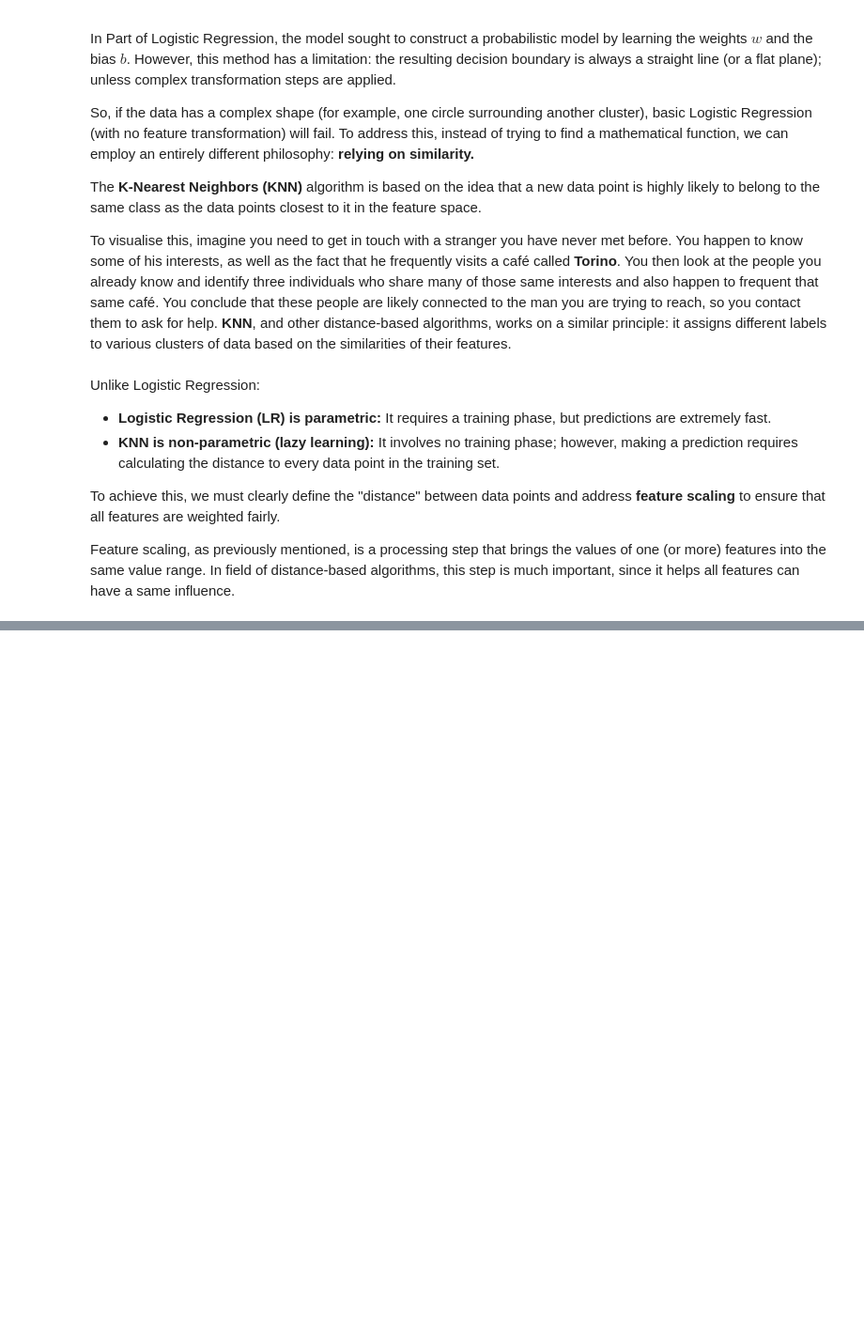
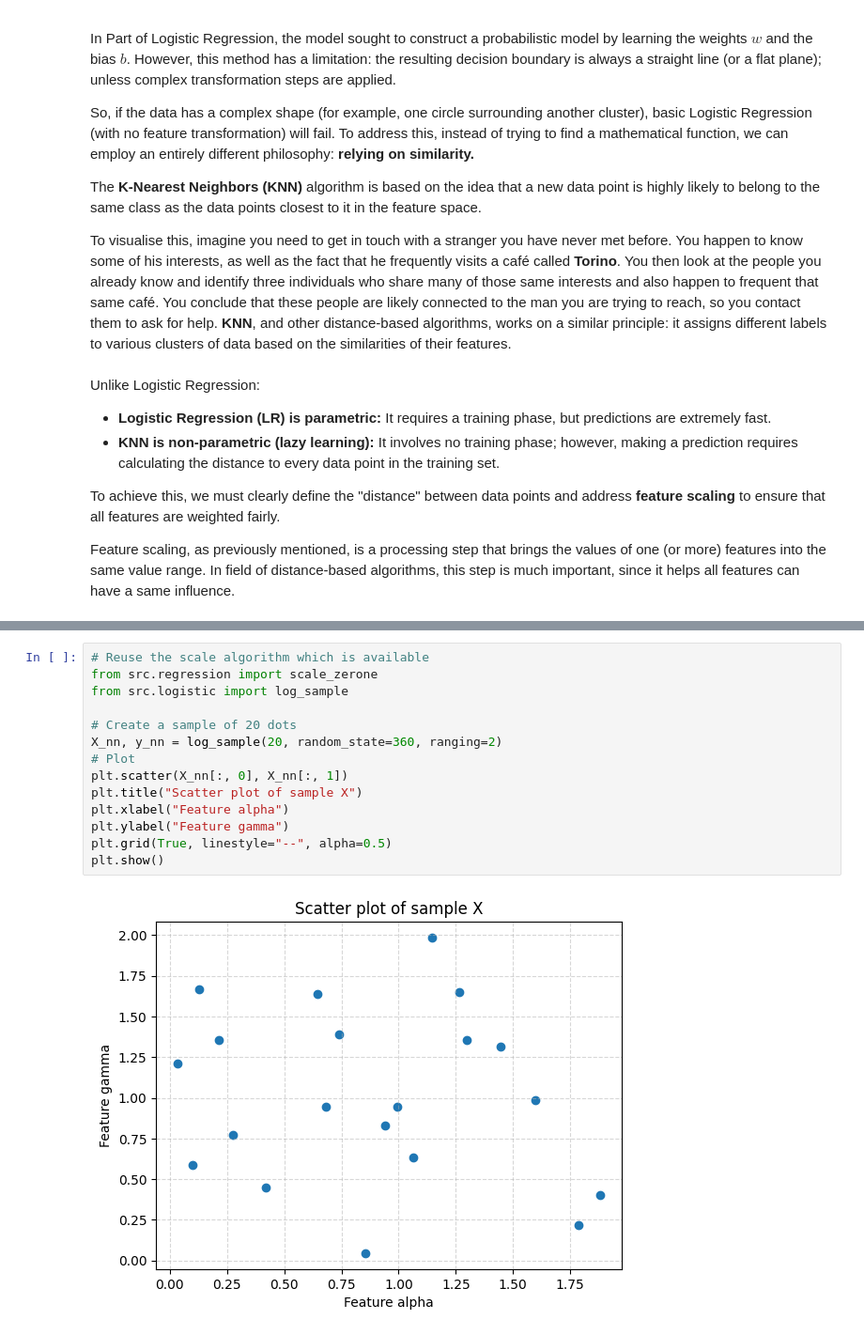
Before and after one commit to vennfungus/basic-ml, a Jupyter notebook: classification.ipynb, the cells around one changed output, grey strips where cells are left out. Shown at 94% size. Drawn from its saved outputs; the diff is of its cells as text; blank space fills up the shorter version.

Commit message:
Add KNN visualisation

```diff
--- a/classification.ipynb
+++ b/classification.ipynb
@@ -263,0 +258,16 @@ ImportError: cannot import name 'log_sample' from 'src.logistic' (d:\VennJr\how-
+# %%
+# Reuse the scale algorithm which is available
+from src.regression import scale_zerone
+from src.logistic import log_sample
+
+# Create a sample of 20 dots
+X_nn, y_nn = log_sample(20, random_state=360, ranging=2)
+# Plot
+plt.scatter(X_nn[:, 0], X_nn[:, 1])
+plt.title("Scatter plot of sample X")
+plt.xlabel("Feature alpha")
+plt.ylabel("Feature gamma")
+plt.grid(True, linestyle="--", alpha=0.5)
+plt.show()
+# %% [output]
+[figure, added]
```
Also changed, not shown: parts of 2 cells of this notebook, 1 other file.
